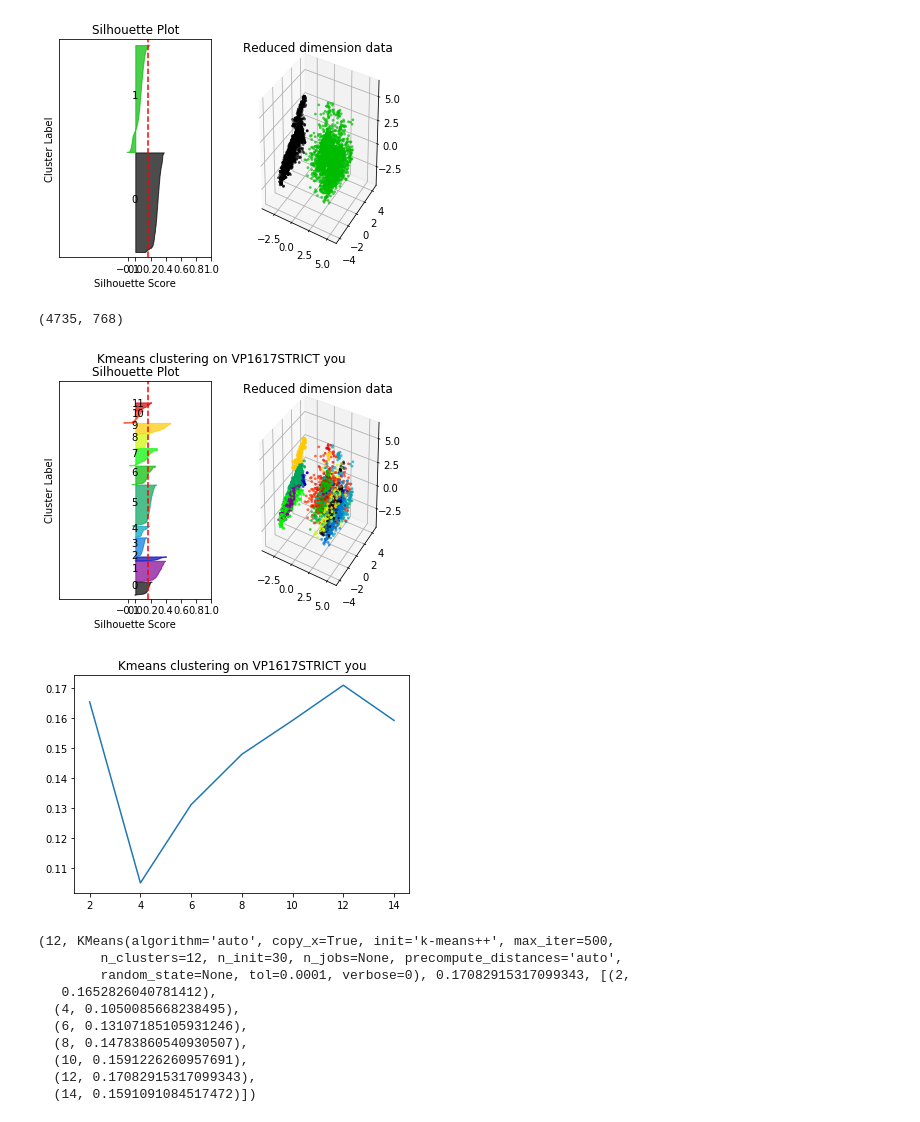
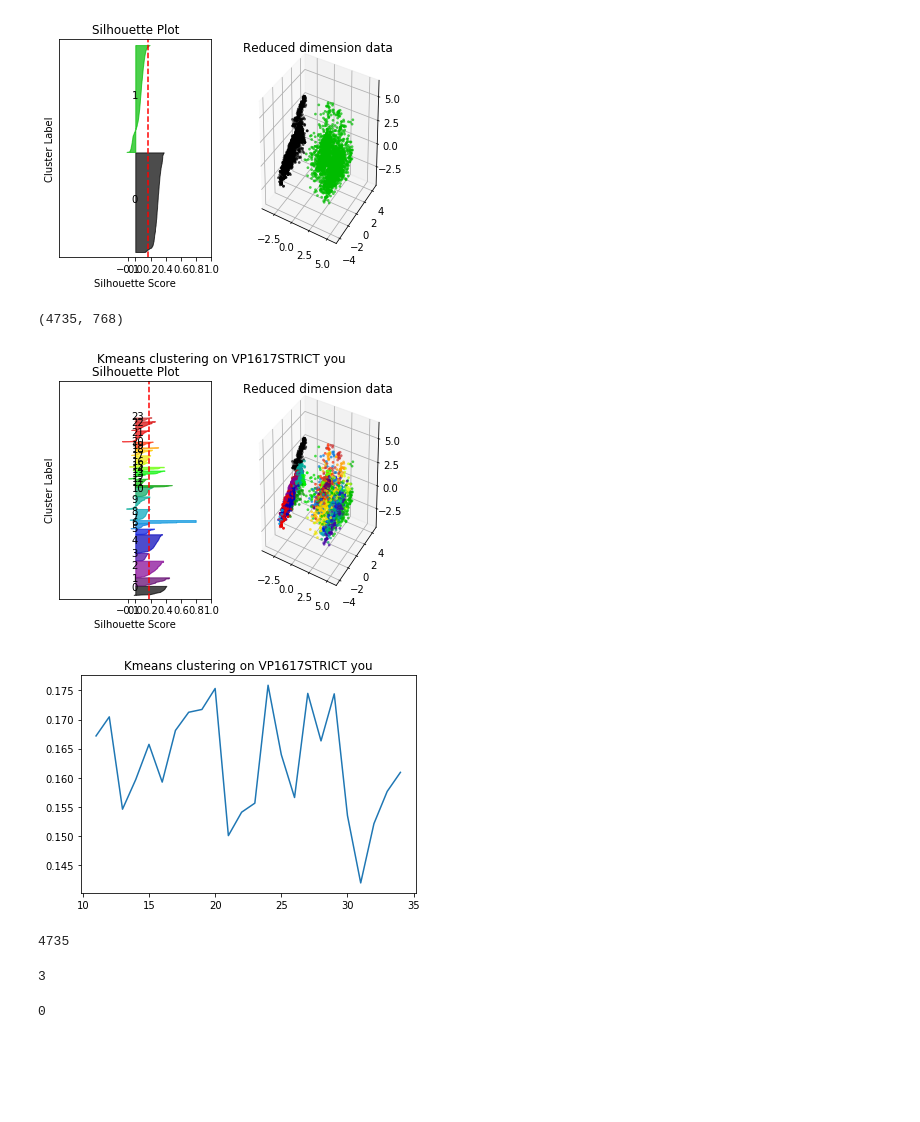
Before and after one commit to QiS9596/vp-cnn, a Jupyter notebook: vpcnn/clustering_bert_embed_tests.ipynb, the cells around one changed output. Cells and saved outputs as stored; diff of their text form; code cells hidden in the pictures; blank space fills up the shorter version.

Commit message:
bert embedding clustering, kmeans and silhouette, simple tests

```diff
--- a/vpcnn/clustering_bert_embed_tests.ipynb
+++ b/vpcnn/clustering_bert_embed_tests.ipynb
@@ -32,19 +32,19 @@ print(result[2])
 # %%
 if not os.path.isdir('./data/bert_embed_clustering/VP1617STRICT/you'):
     os.makedirs('./data/bert_embed_clustering/VP1617STRICT/you')
-manager.clustering_analysis_BERT_token_kmeans('VP1617STRICT', 'you', '-12', plot_fig=True,
-                                              output='./data/bert_embed_clustering/VP1617STRICT/you')
+result = manager.clustering_analysis_BERT_token_kmeans('VP1617STRICT', 'you', '-12', plot_fig=True, n_clusters_range=[11,35,1])
 # %% [output]
 (4735, 768)
-[figure, old version]
+[figure, new version]
-[figure, old version]
+[figure, new version]
-(12, KMeans(algorithm='auto', copy_x=True, init='k-means++', max_iter=500,
-        n_clusters=12, n_init=30, n_jobs=None, precompute_distances='auto',
-        random_state=None, tol=0.0001, verbose=0), 0.17082915317099343, [(2,
-   0.1652826040781412),
-  (4, 0.1050085668238495),
-  (6, 0.13107185105931246),
-  (8, 0.14783860540930507),
-  (10, 0.1591226260957691),
-  (12, 0.17082915317099343),
-  (14, 0.1591091084517472)])
+# %%
+print(len(result[4]))
+a = result[4][0]
+# %% [output]
+4735
+# %%
+print(len(a))
+a[1]
+# %% [output]
+3
+0
```
Also changed, not shown: parts of 4 cells of this notebook, 1 other file.
